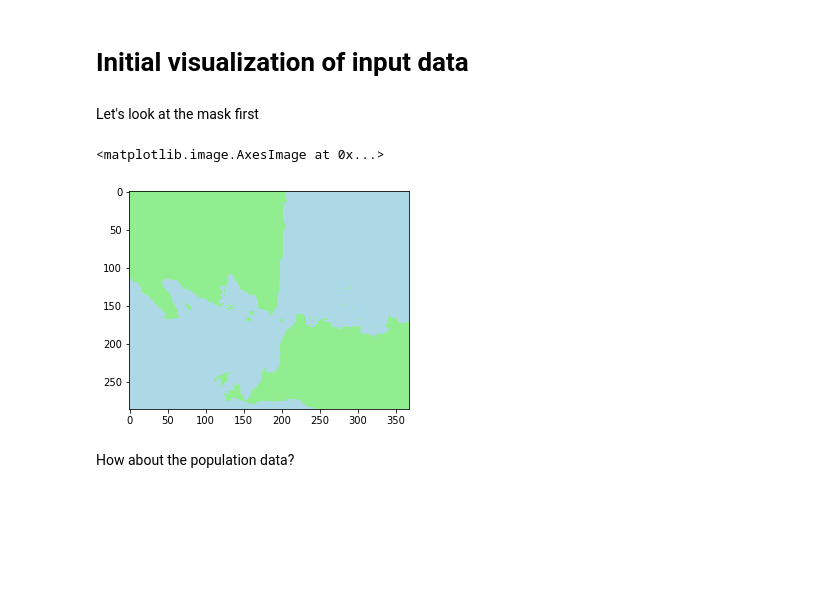
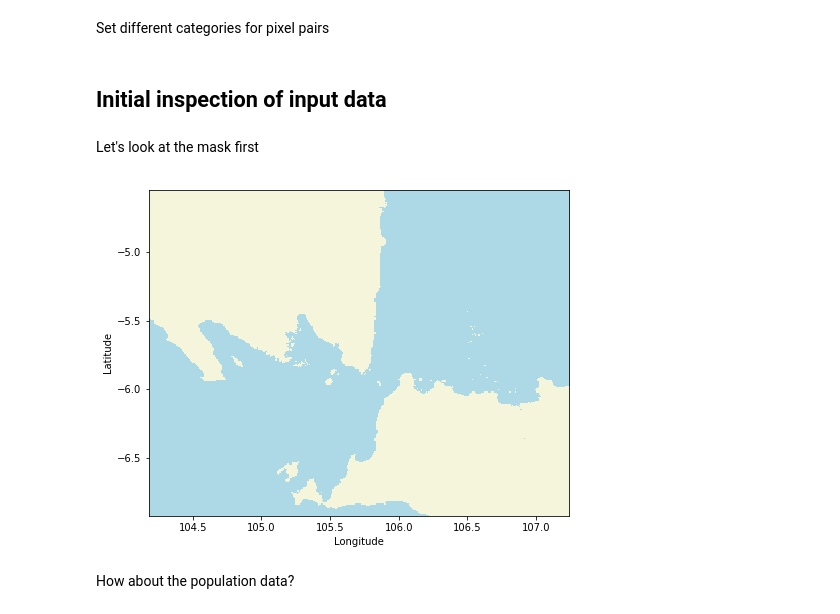
Before and after one commit to geohackweek/ghw2018_popfill, a Jupyter notebook: visualization.ipynb, the cells around one changed output. Cells and saved outputs as stored; diff of their text form; code cells hidden in the pictures; blank space fills up the shorter version.

```diff
--- a/visualization.ipynb
+++ b/visualization.ipynb
@@ -25,0 +92,2 @@ mask, population = loader.load(mask_file, population_file)
+# %% [markdown]
+Set different categories for pixel pairs
@@ -26,17 +107,12 @@ mask, population = loader.load(mask_file, population_file)
 # %% [markdown]
-# Initial visualization of input data
+## Initial inspection of input data
 # %% [markdown]
 Let's look at the mask first
-# %%
-# define color map for mask plotting
-mask_color = mpl.colors.ListedColormap(['lightgreen'])
-mask_color.set_bad(color='lightblue')
-
-plt_data = np.ma.masked_where(mask.data == False, mask.data)
-plt.imshow(plt_data,interpolation='none',cmap=mask_color)
-# %% [output]
-<matplotlib.image.AxesImage at 0x...>
-[figure, removed]
+# %%
+plt_data = np.ma.masked_where(mask.data == False, mask.data)
+plot_mask(x,y,plt_data)
+# %% [output]
+[figure, added]
 # %% [markdown]
 How about the population data?
 # %%
```
Also changed, not shown: parts of 32 cells of this notebook.
